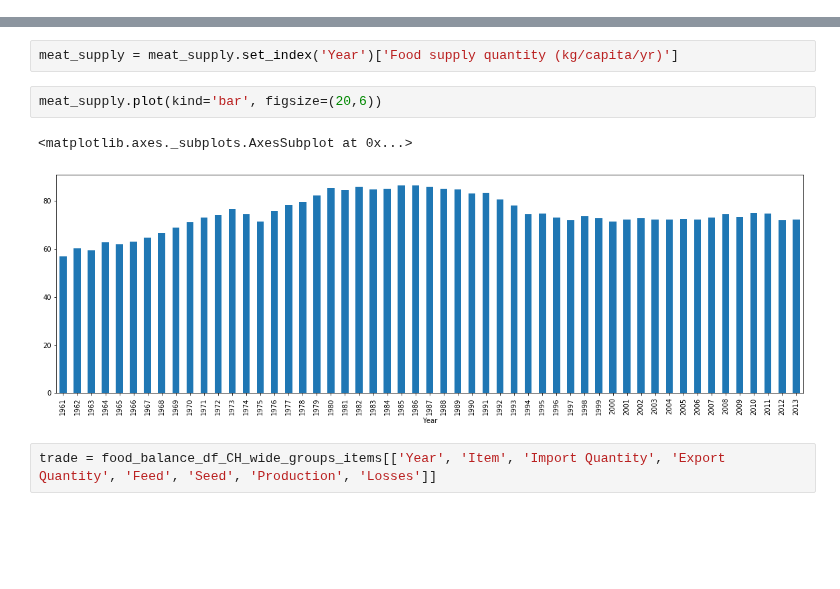
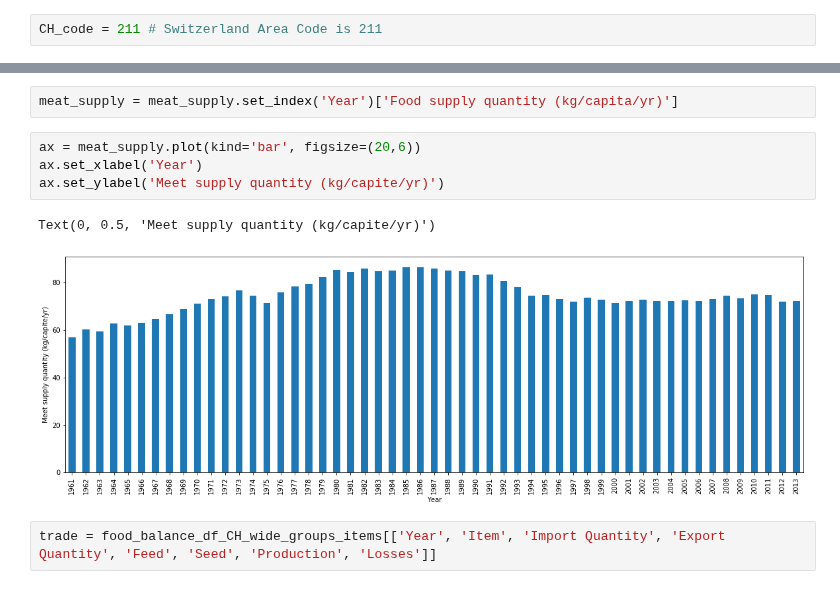
Before and after one commit to jlabhard/ADA_Project, a Jupyter notebook: milestone_2.ipynb, the cells around one changed output, grey strips where cells are left out. Drawn from its saved outputs; the diff is of its cells as text; blank space fills up the shorter version.

```diff
--- a/milestone_2.ipynb
+++ b/milestone_2.ipynb
@@ -578,6 +598,8 @@ items
 </details>
 # %% [markdown]
 #### 1.4.2 Data Cleaning
+# %%
+CH_code = 211 # Switzerland Area Code is 211
 # %%
 """Load Data"""
 food_balance_df = pd.read_csv('Data/FAOSTAT/FoodBalanceSheets_E_All_Data_(Normalized).zip', encoding="ISO-8859-1")
@@ -746,10 +782,12 @@ meat_supply = food_balance_df_CH_wide_groups_items[['Year', 'Item', 'Food supply
 # %%
 meat_supply = meat_supply.set_index('Year')['Food supply quantity (kg/capita/yr)']
 # %%
-meat_supply.plot(kind='bar', figsize=(20,6))
+ax = meat_supply.plot(kind='bar', figsize=(20,6))
+ax.set_xlabel('Year')
+ax.set_ylabel('Meet supply quantity (kg/capite/yr)')
 # %% [output]
-<matplotlib.axes._subplots.AxesSubplot at 0x...>
+Text(0, 0.5, 'Meet supply quantity (kg/capite/yr)')
-[figure, old version]
+[figure, new version]
 # %%
 trade = food_balance_df_CH_wide_groups_items[['Year', 'Item', 'Import Quantity', 'Export Quantity', 'Feed', 'Seed', 'Production', 'Losses']]
 # %%
```
Also changed, not shown: parts of 15 cells of this notebook.
